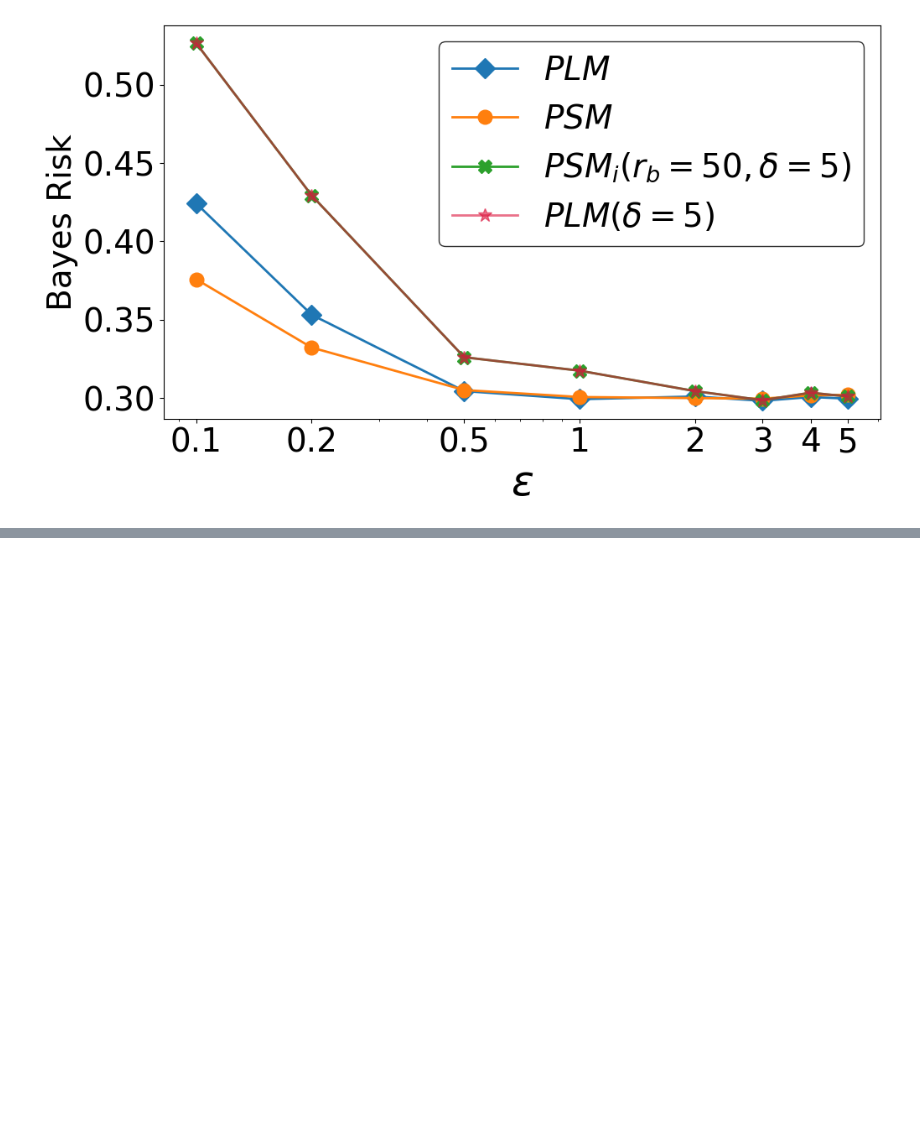
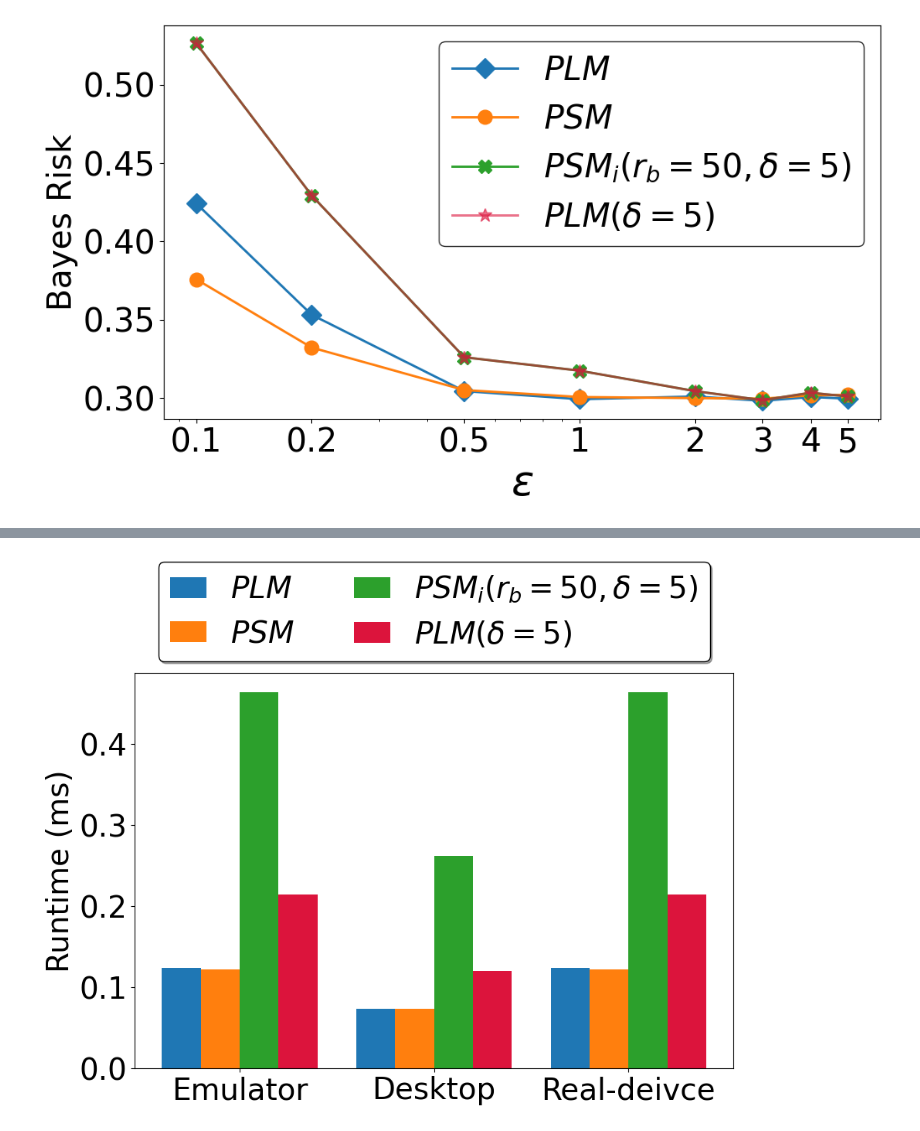
Before and after one commit to shafizurRseeam/location_privacy, a Jupyter notebook: Other_figures.ipynb, the cells around one changed output, grey strips where cells are left out. Saved outputs shown, nothing was run; the diff lists cells and outputs as text; code cells hidden in the pictures; blank space fills up the shorter version.

```diff
--- a/Other_figures.ipynb
+++ b/Other_figures.ipynb
@@ -129,0 +234,55 @@ plt.show()
+# %%
+import matplotlib.pyplot as plt
+import numpy as np
+
+# Sample data
+datasets = ['Emulator', 'Desktop', 'Real-deivce']
+
+Laplace = np.array([0.00012435, 0.00007327, 0.00012435]) * 1e3
+staircase = np.array([0.00012224,0.00007334, 0.00012224]) * 1e3
+staircase_intermediate = np.array([0.00046442, 0.00026188, 0.00046442]) * 1e3
+laplace_delta = np.array([0.00021473, 0.00012030 , 0.00021473]) * 1e3
+
+# Colors and labels taken from the style of the line plot
+colors = ['#1F77B4', '#FF7F0E', '#2CA02C', '#DC143C']
+labels = ['$PLM$', '$PSM$', '$PSM_i(r_b = 50, δ = 5)$', '$PLM(δ=5)$']
+
+# Set the positions and width for the bars
+pos = np.arange(len(datasets))
+bar_width = 0.20
+
+# Plotting the bars with the new style
+fig, ax = plt.subplots(figsize=(10, 8))  # Increase figure size to accommodate legend
+
+for i, (data, color, label) in enumerate(zip([Laplace, staircase, staircase_intermediate, laplace_delta], colors, labels)):
+    ax.bar(pos + i * bar_width, data, bar_width, label=label, color=color)
+
+# Adding labels and title
+#ax.set_xlabel('Datasets', fontsize=28)
+ax.set_ylabel('Runtime (ms)', fontsize=28)
+#ax.set_title('Runtime Comparison')
+
+# Positioning the x-ticks
+ax.set_xticks(pos + 1.5 * bar_width)
+ax.set_xticklabels(datasets, fontsize=28)
+
+# Adding the legend with the modified style
+# Reduce the handle length to decrease the space between the legend symbol and text
+legend = ax.legend(fontsize=28, loc='upper center', bbox_to_anchor=(0.5, 1.32), fancybox=True, shadow=True, ncol=2, handlelength=1.2)
+
+frame = legend.get_frame()
+frame.set_edgecolor('black')  # Set the border color
+frame.set_linewidth(1)  # Set the border width
+
+# Setting the tick parameters
+ax.tick_params(axis='both', which='major', labelsize=28)
+
+# Adjust the layout to make room for the legend outside of the plot
+plt.subplots_adjust(top=0.75)
+pathpng = 'C:\\Users\\ss6365\\Desktop\\11111\\Geolife\\figure\\png\\Runtime_devices'
+plt.savefig(pathpng, dpi=300, bbox_inches='tight')
+
+
+plt.show()
+# %% [output]
+[figure, added]
```
Also changed, not shown: parts of 3 cells of this notebook.
